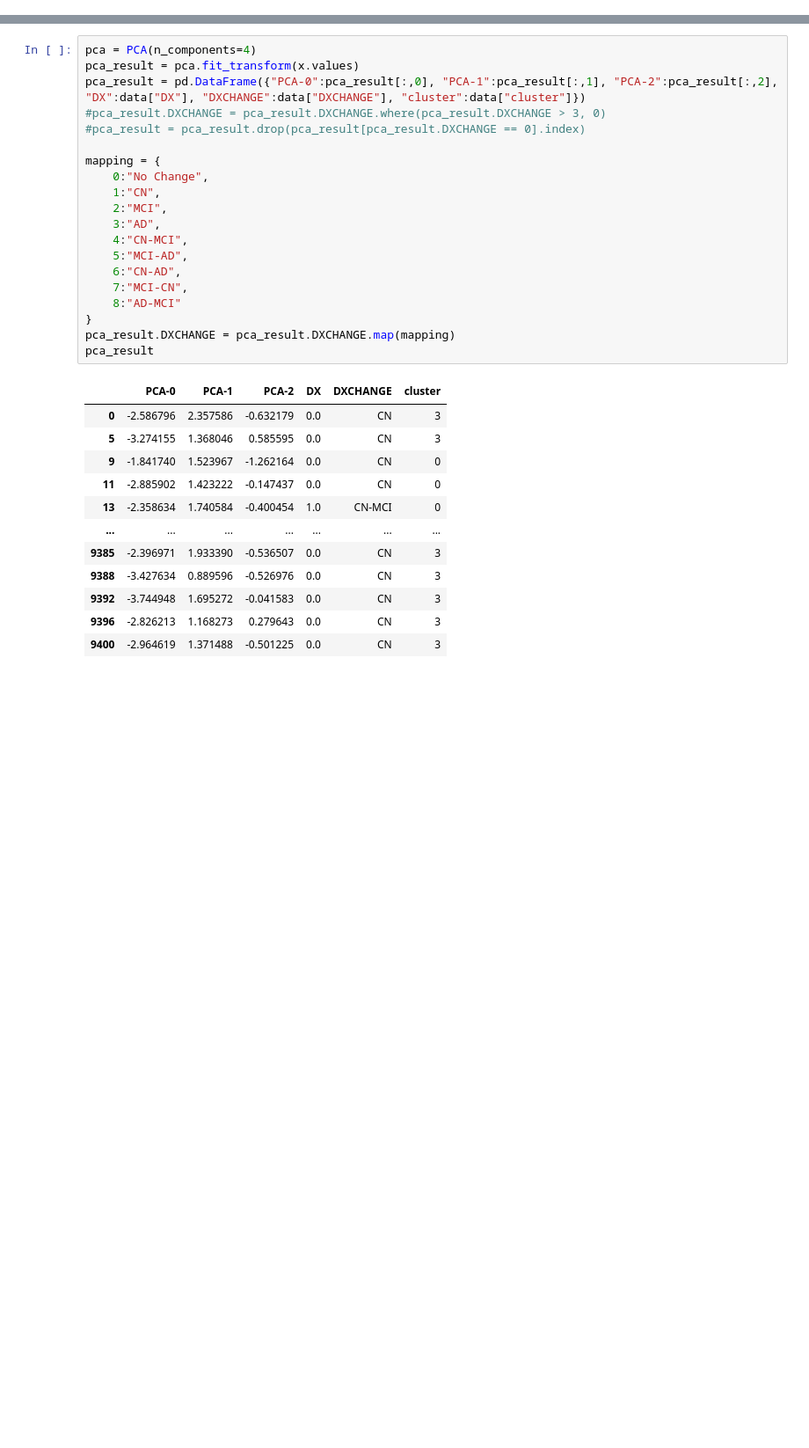
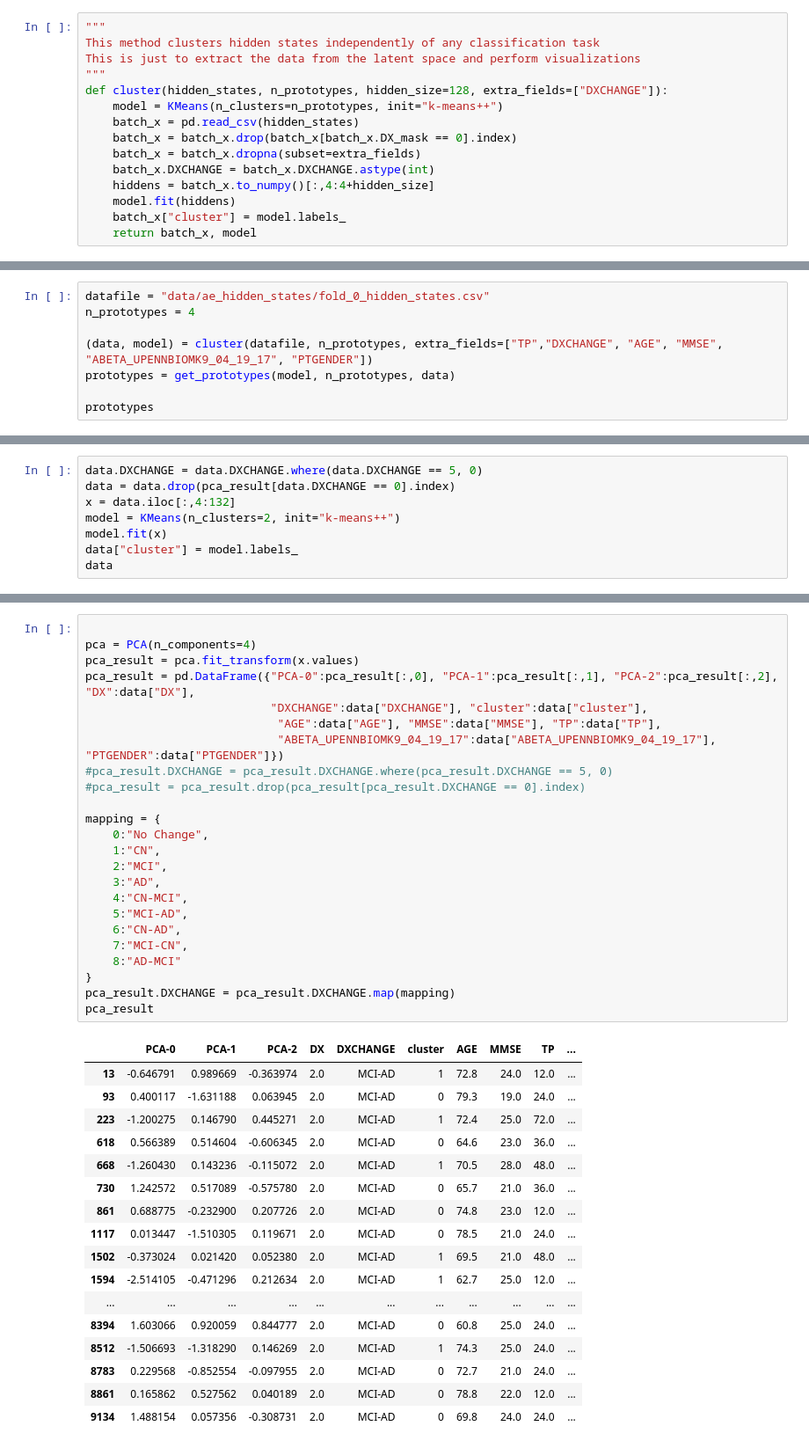
Before and after one commit to sarah-mdv/LIPTraAD, a Jupyter notebook: statistical_analysis_ADNI/PCA_visualization.ipynb, the cells around one changed output, grey strips where cells are left out. Shown: that part at 88% size. Cells and saved outputs as stored; diff of their text form; blank space fills up the shorter version.

```diff
--- a/statistical_analysis_ADNI/PCA_visualization.ipynb
+++ b/statistical_analysis_ADNI/PCA_visualization.ipynb
@@ -42,0 +48,15 @@ data
+# %%
+"""
+This method clusters hidden states independently of any classification task
+This is just to extract the data from the latent space and perform visualizations
+"""
+def cluster(hidden_states, n_prototypes, hidden_size=128, extra_fields=["DXCHANGE"]):
+    model = KMeans(n_clusters=n_prototypes, init="k-means++")
+    batch_x = pd.read_csv(hidden_states)
+    batch_x = batch_x.drop(batch_x[batch_x.DX_mask == 0].index)
+    batch_x = batch_x.dropna(subset=extra_fields)
+    batch_x.DXCHANGE = batch_x.DXCHANGE.astype(int)
+    hiddens = batch_x.to_numpy()[:,4:4+hidden_size]
+    model.fit(hiddens)
+    batch_x["cluster"] = model.labels_
+    return batch_x, model
@@ -42,0 +88,8 @@ data
+# %%
+datafile = "data/ae_hidden_states/fold_0_hidden_states.csv"
+n_prototypes = 4
+
+(data, model) = cluster(datafile, n_prototypes, extra_fields=["TP","DXCHANGE", "AGE", "MMSE", "ABETA_UPENNBIOMK9_04_19_17", "PTGENDER"])
+prototypes = get_prototypes(model, n_prototypes, data)
+
+prototypes
@@ -42,0 +114,8 @@ data
+# %%
+data.DXCHANGE = data.DXCHANGE.where(data.DXCHANGE == 5, 0)
+data = data.drop(pca_result[data.DXCHANGE == 0].index)
+x = data.iloc[:,4:132]
+model = KMeans(n_clusters=2, init="k-means++")
+model.fit(x)
+data["cluster"] = model.labels_
+data
@@ -43,33 +141,42 @@ data
 # %%
+
 pca = PCA(n_components=4)
 pca_result = pca.fit_transform(x.values)
-pca_result = pd.DataFrame({"PCA-0":pca_result[:,0], "PCA-1":pca_result[:,1], "PCA-2":pca_result[:,2], "DX":data["DX"], "DXCHANGE":data["DXCHANGE"], "cluster":data["cluster"]})
-#pca_result.DXCHANGE = pca_result.DXCHANGE.where(pca_result.DXCHANGE > 3, 0)
+pca_result = pd.DataFrame({"PCA-0":pca_result[:,0], "PCA-1":pca_result[:,1], "PCA-2":pca_result[:,2], "DX":data["DX"],
+                           "DXCHANGE":data["DXCHANGE"], "cluster":data["cluster"],
+                            "AGE":data["AGE"], "MMSE":data["MMSE"], "TP":data["TP"],
+                            "ABETA_UPENNBIOMK9_04_19_17":data["ABETA_UPENNBIOMK9_04_19_17"], "PTGENDER":data["PTGENDER"]})
+#pca_result.DXCHANGE = pca_result.DXCHANGE.where(pca_result.DXCHANGE == 5, 0)
 #pca_result = pca_result.drop(pca_result[pca_result.DXCHANGE == 0].index)
 
 mapping = {
     0:"No Change",
     1:"CN",
     2:"MCI",
     3:"AD",
     4:"CN-MCI",
     5:"MCI-AD",
     6:"CN-AD",
     7:"MCI-CN",
     8:"AD-MCI"
 }
 pca_result.DXCHANGE = pca_result.DXCHANGE.map(mapping)
 pca_result
 # %% [output]
-|  | PCA-0 | PCA-1 | PCA-2 | DX | DXCHANGE | cluster |
-| 0 | -2.586796 | 2.357586 | -0.632179 | 0.0 | CN | 3 |
-| 5 | -3.274155 | 1.368046 | 0.585595 | 0.0 | CN | 3 |
-| 9 | -1.841740 | 1.523967 | -1.262164 | 0.0 | CN | 0 |
-| 11 | -2.885902 | 1.423222 | -0.147437 | 0.0 | CN | 0 |
-| 13 | -2.358634 | 1.740584 | -0.400454 | 1.0 | CN-MCI | 0 |
-| ... | ... | ... | ... | ... | ... | ... |
-| 9385 | -2.396971 | 1.933390 | -0.536507 | 0.0 | CN | 3 |
-| 9388 | -3.427634 | 0.889596 | -0.526976 | 0.0 | CN | 3 |
-| 9392 | -3.744948 | 1.695272 | -0.041583 | 0.0 | CN | 3 |
-| 9396 | -2.826213 | 1.168273 | 0.279643 | 0.0 | CN | 3 |
-| 9400 | -2.964619 | 1.371488 | -0.501225 | 0.0 | CN | 3 |
+|  | PCA-0 | PCA-1 | PCA-2 | DX | DXCHANGE | cluster | AGE | MMSE | TP | ... |
+| 13 | -0.646791 | 0.989669 | -0.363974 | 2.0 | MCI-AD | 1 | 72.8 | 24.0 | 12.0 | ... |
+| 93 | 0.400117 | -1.631188 | 0.063945 | 2.0 | MCI-AD | 0 | 79.3 | 19.0 | 24.0 | ... |
+| 223 | -1.200275 | 0.146790 | 0.445271 | 2.0 | MCI-AD | 1 | 72.4 | 25.0 | 72.0 | ... |
+| 618 | 0.566389 | 0.514604 | -0.606345 | 2.0 | MCI-AD | 0 | 64.6 | 23.0 | 36.0 | ... |
+| 668 | -1.260430 | 0.143236 | -0.115072 | 2.0 | MCI-AD | 1 | 70.5 | 28.0 | 48.0 | ... |
+| 730 | 1.242572 | 0.517089 | -0.575780 | 2.0 | MCI-AD | 0 | 65.7 | 21.0 | 36.0 | ... |
+| 861 | 0.688775 | -0.232900 | 0.207726 | 2.0 | MCI-AD | 0 | 74.8 | 23.0 | 12.0 | ... |
+| 1117 | 0.013447 | -1.510305 | 0.119671 | 2.0 | MCI-AD | 0 | 78.5 | 21.0 | 24.0 | ... |
+| 1502 | -0.373024 | 0.021420 | 0.052380 | 2.0 | MCI-AD | 1 | 69.5 | 21.0 | 48.0 | ... |
+| 1594 | -2.514105 | -0.471296 | 0.212634 | 2.0 | MCI-AD | 1 | 62.7 | 25.0 | 12.0 | ... |
+| ... | ... | ... | ... | ... | ... | ... | ... | ... | ... | ... |
+| 8394 | 1.603066 | 0.920059 | 0.844777 | 2.0 | MCI-AD | 0 | 60.8 | 25.0 | 24.0 | ... |
+| 8512 | -1.506693 | -1.318290 | 0.146269 | 2.0 | MCI-AD | 1 | 74.3 | 25.0 | 24.0 | ... |
+| 8783 | 0.229568 | -0.852554 | -0.097955 | 2.0 | MCI-AD | 0 | 72.7 | 21.0 | 24.0 | ... |
+| 8861 | 0.165862 | 0.527562 | 0.040189 | 2.0 | MCI-AD | 0 | 78.8 | 22.0 | 12.0 | ... |
+| 9134 | 1.488154 | 0.057356 | -0.308731 | 2.0 | MCI-AD | 0 | 69.8 | 24.0 | 24.0 | ... |
```
Also changed, not shown: parts of 11 cells of this notebook, 3 other files.
